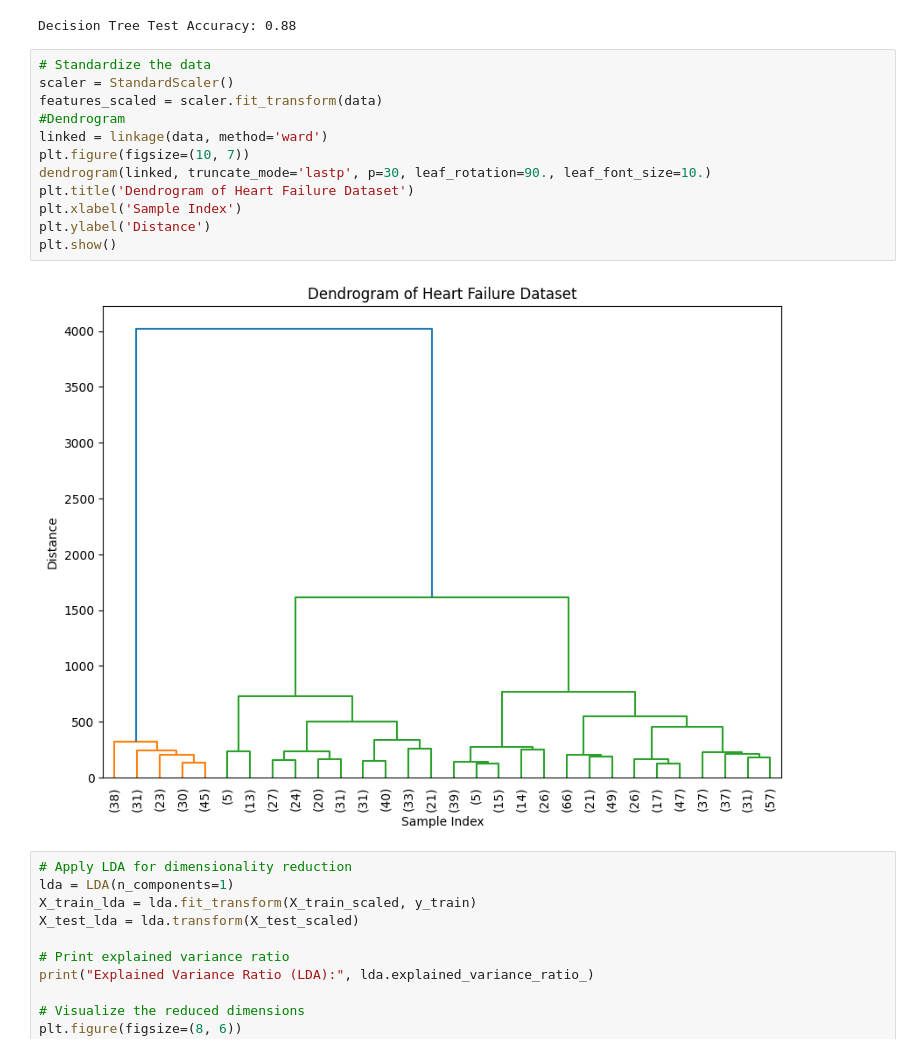
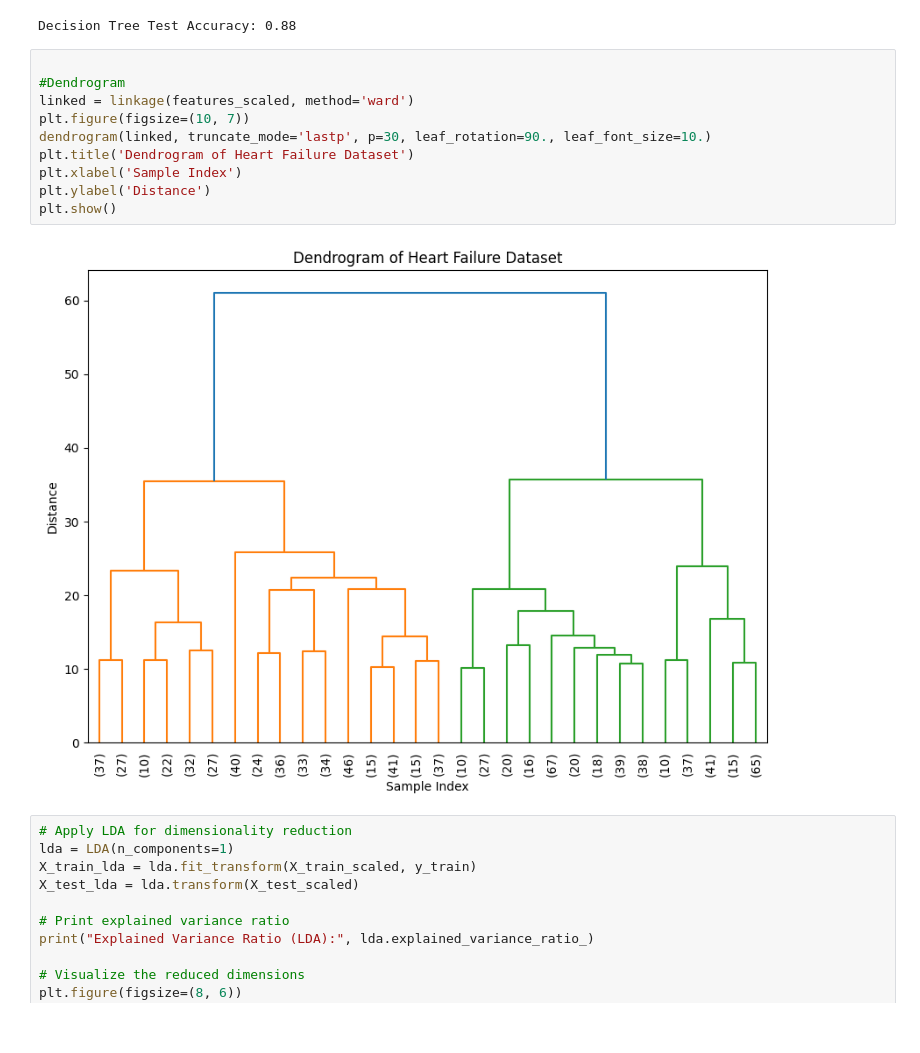
Before and after one commit to mstafahasan/Heart-Failure-Prediction_MLProject, a Jupyter notebook: milestone1_Machine_learning_project.ipynb, the cells around one changed output. Cells and saved outputs as stored; diff of their text form.

```diff
--- a/milestone1_Machine_learning_project.ipynb
+++ b/milestone1_Machine_learning_project.ipynb
@@ -604,19 +614,17 @@ weighted avg       0.88      0.88      0.88        90
 [figure]
 Decision Tree Test Accuracy: 0.88
 # %%
-# Standardize the data
-scaler = StandardScaler()
-features_scaled = scaler.fit_transform(data)
+
 #Dendrogram
-linked = linkage(data, method='ward')
+linked = linkage(features_scaled, method='ward')
 plt.figure(figsize=(10, 7))
 dendrogram(linked, truncate_mode='lastp', p=30, leaf_rotation=90., leaf_font_size=10.)
 plt.title('Dendrogram of Heart Failure Dataset')
 plt.xlabel('Sample Index')
 plt.ylabel('Distance')
 plt.show()
 # %% [output]
-[figure, old version]
+[figure, new version]
 # %%
 # Apply LDA for dimensionality reduction
 lda = LDA(n_components=1)
```
Also changed, not shown: parts of 5 cells of this notebook, 1 other file.
